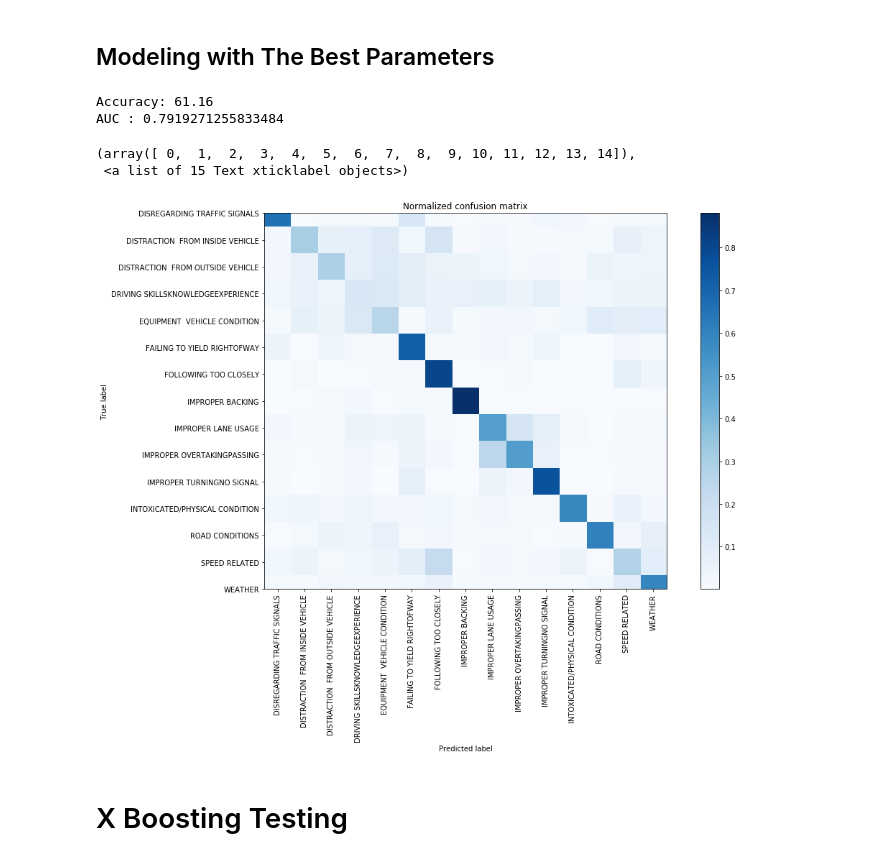
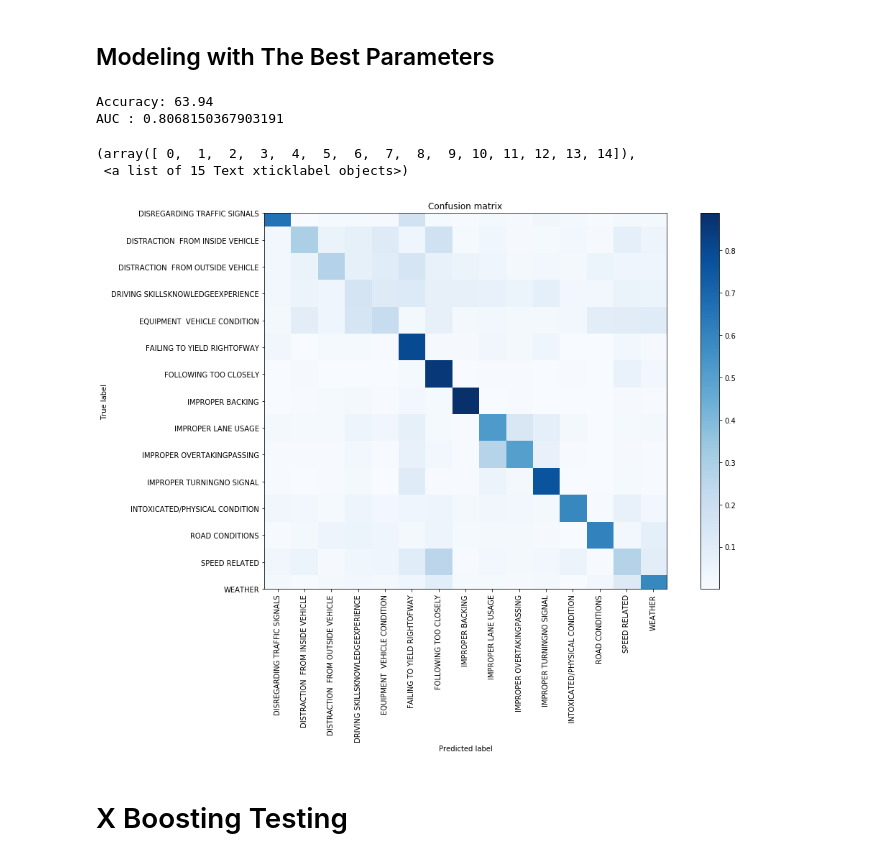
Before and after one commit to arithescientist/chicago_primary_cause_of-caraccidents, a Jupyter notebook: student.ipynb, the cells around one changed output. Saved outputs shown, nothing was run; the diff lists cells and outputs as text; code cells hidden in the pictures.

```diff
--- a/student.ipynb
+++ b/student.ipynb
@@ -331,9 +382,4 @@ for x in CL:
-# %%
-# changing the times in the crash hour column into time periods
-x['CRASH_HOUR'] = x['CRASH_HOUR'].map(lambda x: 'After midnight' if (x <= 6) else 'Morning' if (x >= 6 and x <= 12)
-                                      else 'Afternoon' if (x >= 12 and x <= 18) else 'Night')
-#x['AGE'] = x['AGE'].map(lambda x: '<20' if (x < 20) else '<30' if (x >= 20 and x < 30) else '<40'if (x >= 30 and x < 40) else '<50'if (x >= 40 and x < 50) else '<60'if (x >= 50 and x < 60) else '60+')
-#x['POSTED_SPEED_LIMIT'] = x['POSTED_SPEED_LIMIT'].map(lambda x: 5 if (x <= 5) else 10 if (x > 5 and x <= 15)
-#                                                       else 20 if (x > 15 and x <= 20) else 30 if (x > 20 and x <= 30)
-#                                                       else 40 if (x > 35 and x <= 40) else 50 if (x > 40 and x <= 50)
-#                                                       else 60 if (x > 55 and x <= 60) else 70)
+# %%
+# changing the times in the crash hour column into time periods
+x['TIME'] = x['CRASH_HOUR'].map(lambda x: 'After midnight' if (x <= 6) else 'Morning' if (x >= 6 and x <= 12)
+                                      else 'Afternoon' if (x >= 12 and x <= 18) else 'Night')
@@ -872,7 +898,8 @@ Fitting 5 folds for each of 5 candidates, totalling 25 fits
 ## Modeling with The Best Parameters
 # %%
 ## X Boosting ##
-rand_search=RandomForestClassifier(max_depth=7, n_estimators=250, random_state=42)
+rand_search=RandomForestClassifier(max_depth=7, n_estimators=300, random_state=42, bootstrap = True,
+                                   criterion = 'entropy',min_samples_leaf=2)
 
 #fitting the data into the model
 rand_search.fit(X_train, y_train.values.ravel())
@@ -885,7 +912,6 @@ acc_rand_search = round(accuracy_score(y_pred, y_test) * 100, 2)
 print('Accuracy: {} '.format(acc_rand_search))
 print('AUC : {}'.format(multiclass_roc_auc_score(y_test, y_pred)))
 
-
 # making a confusion matrix to display how the model performs
 cm = confusion_matrix(y_test, y_pred)
 # getting dummies for the target columns to plot th e confusion matrix
@@ -895,6 +921,6 @@ name = dummies.columns
 #Normalized CM
 cm_normalized = cm.astype('float') / cm.sum(axis=1)[:, np.newaxis]
 fig, ax = plt.subplots(figsize=(15, 10))
-plot_confusion_matrix(cm_normalized, name,title='Normalized confusion matrix')
+plot_confusion_matrix(cm_normalized, name, title='Normalized confusion matrix')
 plt.xticks(rotation=90)
 # %% [output]
@@ -998,23 +1024,24 @@ F1 Score: 0.6372837196873539
 In order to find the most optimal parameters for the XGBoost Classifier
 # %%
 # assigning parameters to try
+import xgboost as xgb
 xgbparams={
  "learning_rate"    : [ 0.15, 0.20] ,
  "max_depth"        : [ 10, 12, 15],
  "min_child_weight" : [ 1, 3,],
- "gamma"            : [ 0.3, 0.4 ],
+ "gamma"            : [ 0.3, 0.4],
  "colsample_bytree" : [ 0.5 , 0.7 ]
 
 }
 # fitting the xgboost classifier and running the parameter search
-xgbclassifier=xgboost.XGBClassifier()
+xgbclassifier=xgb.XGBClassifier()
 random_search_xgb=RandomizedSearchCV(xgbclassifier,param_distributions=xgbparams,
-                                 n_iter=5,scoring='roc_auc',n_jobs=1,cv=5,verbose=3)
+                                 n_iter=5,scoring='accuracy',n_jobs=1,cv=3,verbose=3)
 
 
-start_time = timer(None) # timing starts from this point for "start_time" variable
+#start_time = timer(None) # timing starts from this point for "start_time" variable
 random_search_xgb.fit(X_train, y_train.values.ravel())
-timer(start_time) # timing ends here for "start_time" variable
+#timer(start_time) # timing ends here for "start_time" variable
 
 # displaying the best parameters
 random_search_xgb.best_params_
@@ -1023,37 +1082,38 @@ random_search_xgb.best_params_
 # %%
 ## X Boosting ##
 xgbsearch = XGBClassifier(objective='multi:softmax',num_class=14, subsample= 0.7, random_state=42,
-                    min_child_weight= 3, max_depth= 10, learning_rate= 0.15, gamma=0.3,colsample_bytree= 0.5)
+                     max_depth= 12, min_child_weight = 1, learning_rate= 0.2,
+                          gamma=0.4,colsample_bytree= 0.7)
 
 #fitting the data into the model
 xgbsearch.fit(X_train, y_train.values.ravel())
 
 # making pedictions using the model
 y_pred = xgbsearch.predict(X_test)
 
 # printing the evaluations i.e Accuracy and AUC score
 acc_xgbsearch = round(accuracy_score(y_pred, y_test) * 100, 2)
 print('Accuracy: {} '.format(acc_xgbsearch))
 print('AUC : {}'.format(multiclass_roc_auc_score(y_test, y_pred)))
 
 
 # making a confusion matrix to display how the model performs
 cm = confusion_matrix(y_test, y_pred)
 # getting dummies for the target columns to plot th e confusion matrix
 dummies = pd.get_dummies(dd['CAUSE OF ACCIDENT'])
 name = dummies.columns
 
 #Normalized CM
 cm_normalized = cm.astype('float') / cm.sum(axis=1)[:, np.newaxis]
 fig, ax = plt.subplots(figsize=(15, 10))
-plot_confusion_matrix(cm_normalized, name,title='Normalized confusion matrix')
+plot_confusion_matrix(cm_normalized, name)
 plt.xticks(rotation=90)
 # %% [output]
-Accuracy: 61.16
-AUC : 0.7919271255833484
+Accuracy: 63.94
+AUC : 0.8068150367903191
 (array([ 0,  1,  2,  3,  4,  5,  6,  7,  8,  9, 10, 11, 12, 13, 14]),
  <a list of 15 Text xticklabel objects>)
-[figure, old version]
+[figure, new version]
 # %% [markdown]
 # X Boosting Testing
 # %%
```
Also changed, not shown: parts of 47 cells of this notebook.
